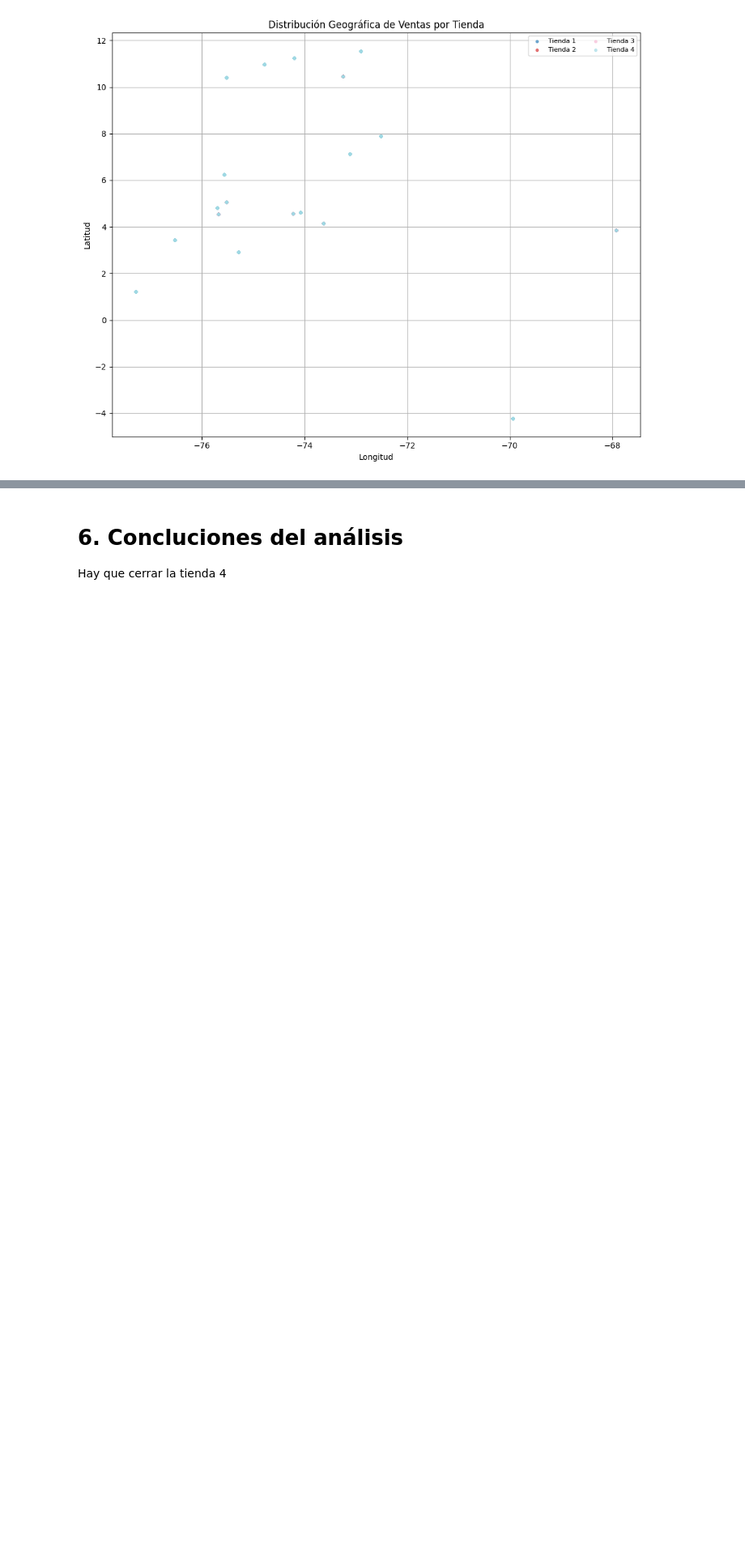
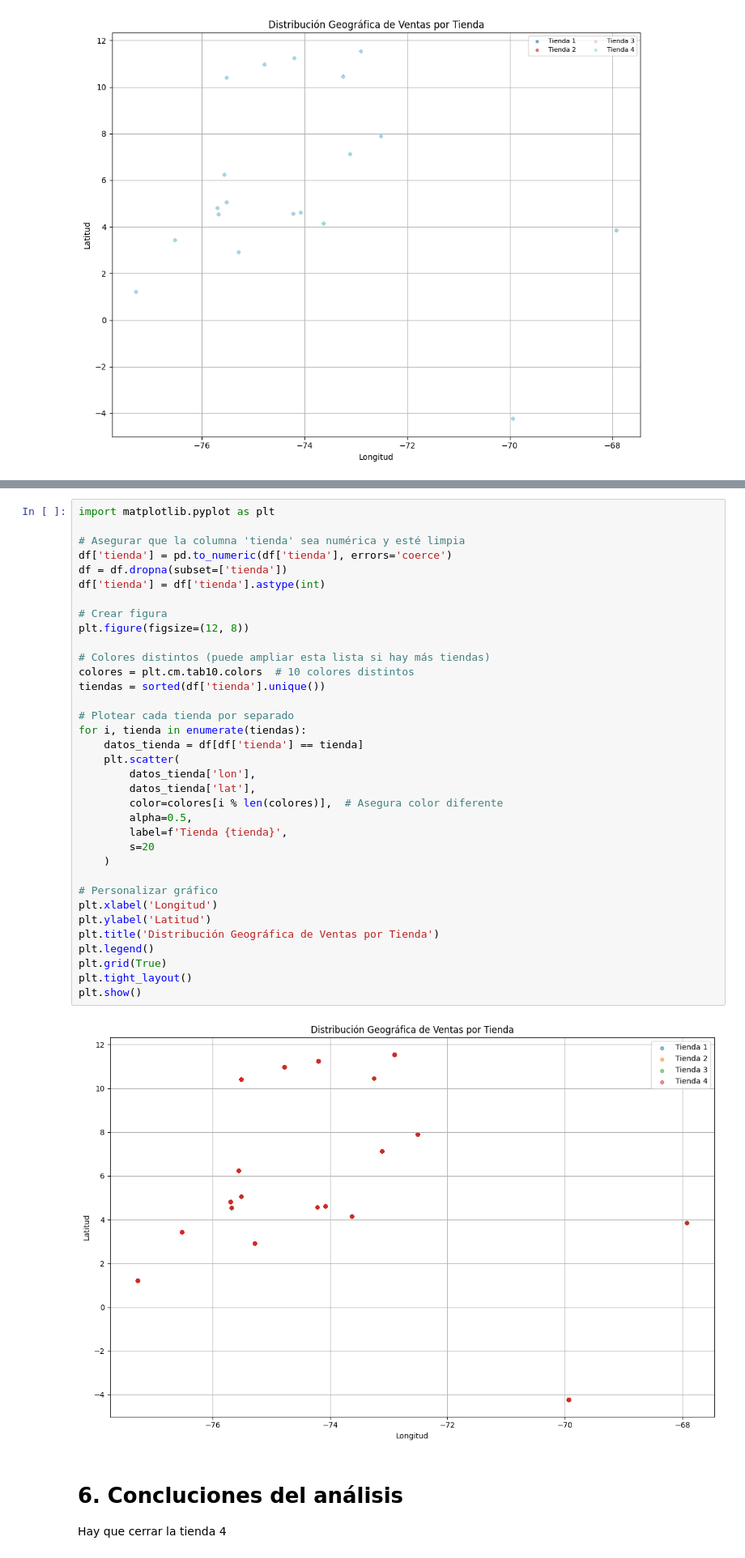
Before and after one commit to MaxCPietro/Challenge-PythonG8, a Jupyter notebook: AnalisisFacturacion_G8_C2.ipynb, the cells around one changed output, grey strips where cells are left out. Shown at 81% size. Cells and saved outputs as stored; diff of their text form; blank space fills up the shorter version.

```diff
--- a/AnalisisFacturacion_G8_C2.ipynb
+++ b/AnalisisFacturacion_G8_C2.ipynb
@@ -672,3 +799,40 @@ plot_mapa_ventas(df)
+# %%
+import matplotlib.pyplot as plt
+
+# Asegurar que la columna 'tienda' sea numérica y esté limpia
+df['tienda'] = pd.to_numeric(df['tienda'], errors='coerce')
+df = df.dropna(subset=['tienda'])
+df['tienda'] = df['tienda'].astype(int)
+
+# Crear figura
+plt.figure(figsize=(12, 8))
+
+# Colores distintos (puede ampliar esta lista si hay más tiendas)
+colores = plt.cm.tab10.colors  # 10 colores distintos
+tiendas = sorted(df['tienda'].unique())
+
+# Plotear cada tienda por separado
+for i, tienda in enumerate(tiendas):
+    datos_tienda = df[df['tienda'] == tienda]
+    plt.scatter(
+        datos_tienda['lon'],
+        datos_tienda['lat'],
+        color=colores[i % len(colores)],  # Asegura color diferente
+        alpha=0.5,
+        label=f'Tienda {tienda}',
+        s=20
+    )
+
+# Personalizar gráfico
+plt.xlabel('Longitud')
+plt.ylabel('Latitud')
+plt.title('Distribución Geográfica de Ventas por Tienda')
+plt.legend()
+plt.grid(True)
+plt.tight_layout()
+plt.show()
+# %% [output]
+[figure, added]
 # %% [markdown]
 # 6. Concluciones del análisis
 Hay que cerrar la tienda 4
```
Also changed, not shown: parts of 3 cells of this notebook.
